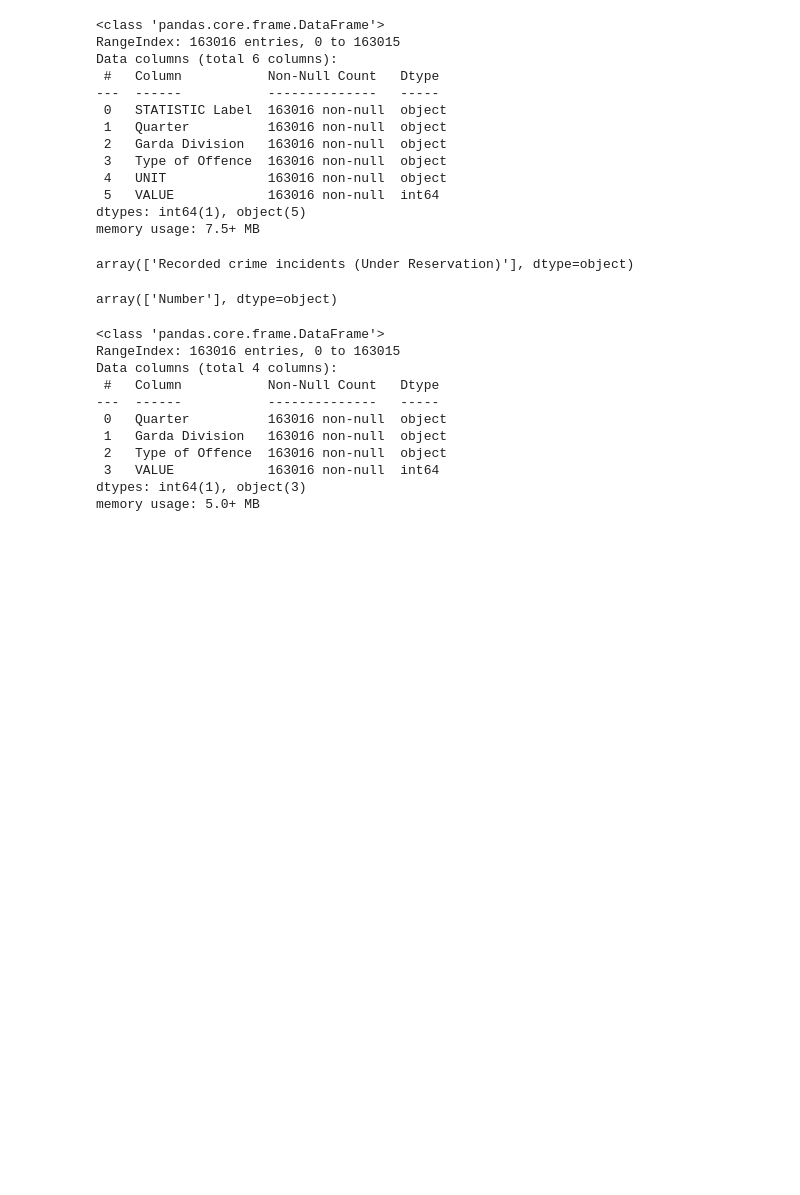
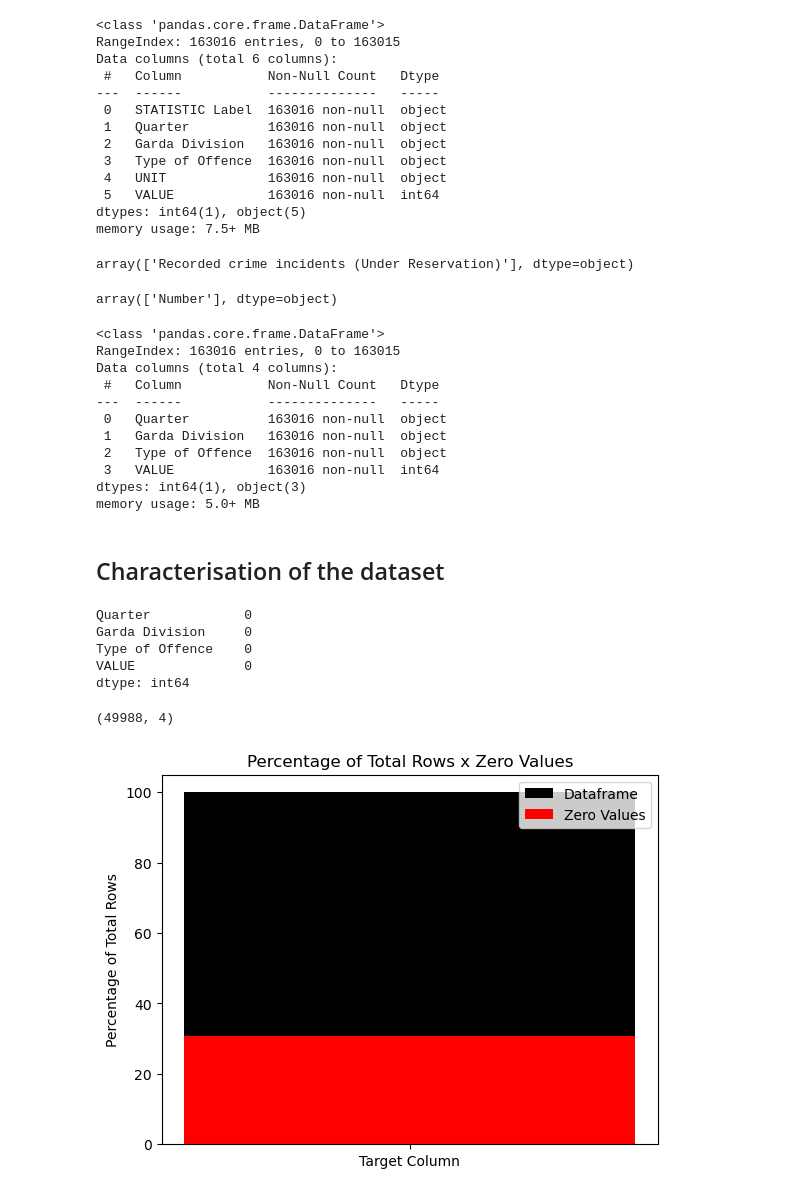
Before and after one commit to richardags-cct-college-dublin/HDIP_ML_CA1_FT, a Jupyter notebook: HDIP_ML_CA1_FT.ipynb, the cells around one changed output. Drawn from its saved outputs; the diff is of its cells as text; code cells hidden in the pictures; blank space fills up the shorter version.

Commit message:
Characterisation of the dataset

```diff
--- a/HDIP_ML_CA1_FT.ipynb
+++ b/HDIP_ML_CA1_FT.ipynb
@@ -106,3 +106,42 @@ Data columns (total 4 columns):
  3   VALUE            163016 non-null  int64
 dtypes: int64(1), object(3)
 memory usage: 5.0+ MB
+# %% [markdown]
+## Characterisation of the dataset
+# %%
+#check if has null values in target column
+dataframe.isnull().sum()
+# %% [output]
+Quarter            0
+Garda Division     0
+Type of Offence    0
+VALUE              0
+dtype: int64
+# %%
+#check if has zero values in target column
+dataframe[dataframe["VALUE"] == 0].shape
+# %% [output]
+(49988, 4)
+# %%
+import matplotlib.pyplot as plt
+
+# Create two dataframes: one for the entire data and another for zero values
+target = dataframe[["VALUE"]]
+zero_values = target[target["VALUE"] == 0]
+
+# Values to compare
+values_to_compare = [100, zero_values.shape[0] / target.shape[0] * 100]
+
+# Plot the values in the same candlestick
+plt.bar('Target Column', values_to_compare[0], color='black', label='Dataframe')
+plt.bar('Target Column', values_to_compare[1], color='red', label='Zero Values')
+
+# Customize the plot
+plt.ylabel('Percentage of Total Rows')
+plt.title('Percentage of Total Rows x Zero Values')
+plt.legend()
+
+# Show the plot
+plt.show()
+# %% [output]
+[figure, added]
```
Also changed, not shown: parts of 1 cell of this notebook.
